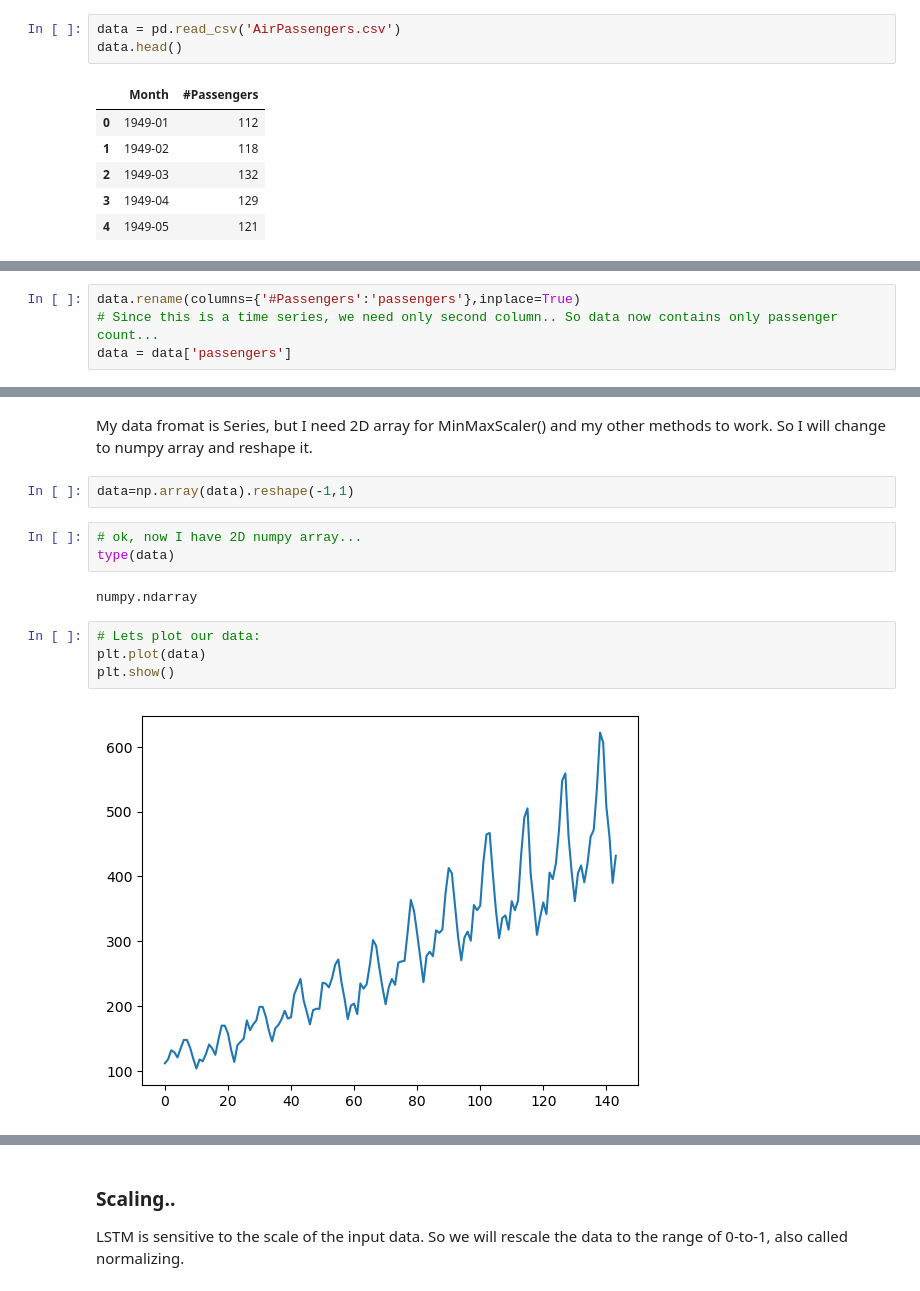
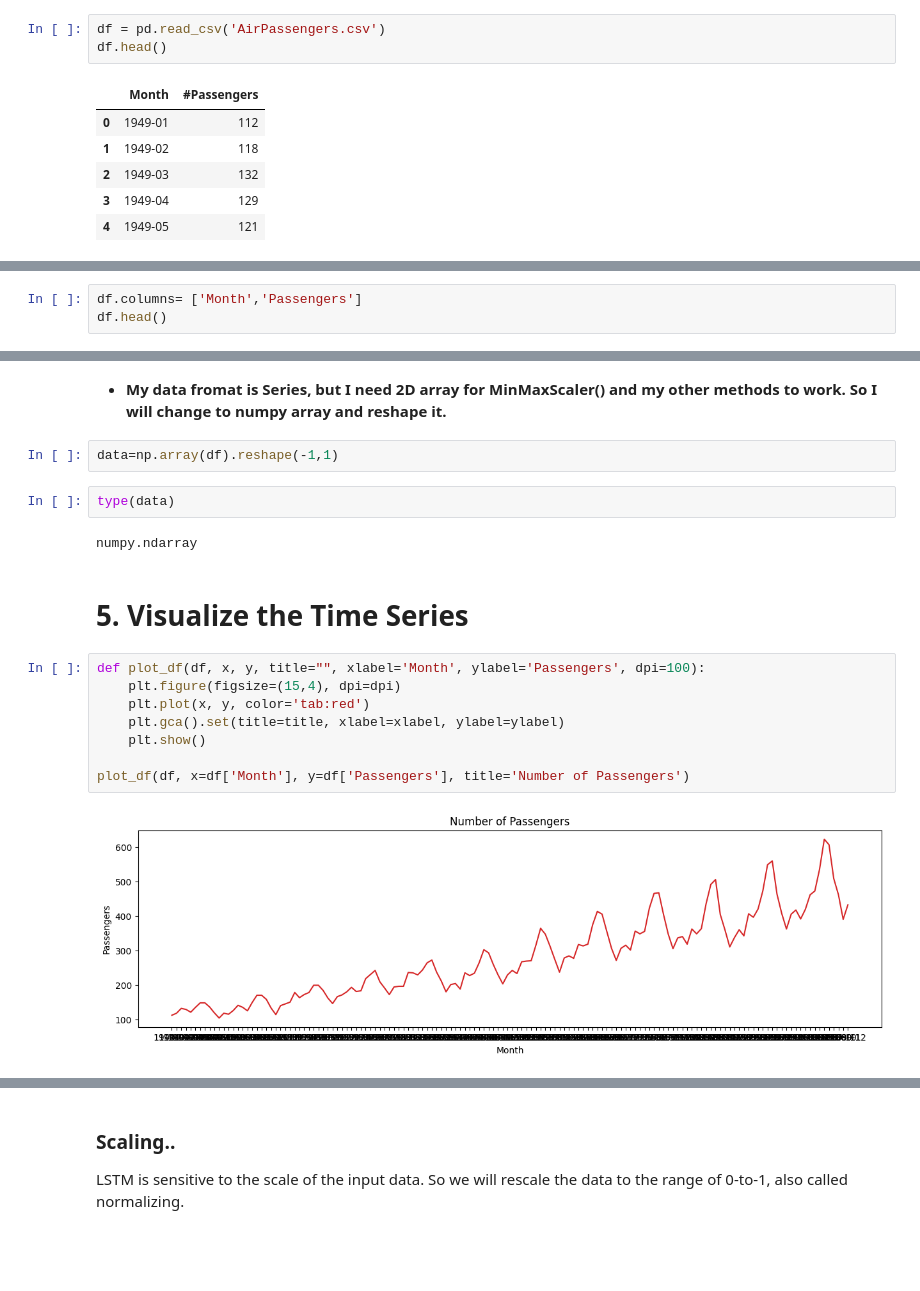
Before and after one commit to asilfndk/Airline-Passenger--Time-Series--Prediction-using-Keras-LSTM, a Jupyter notebook: airline_passenger.ipynb, the cells around one changed output, grey strips where cells are left out. Cells and saved outputs as stored; diff of their text form; blank space fills up the shorter version.

```diff
--- a/airline_passenger.ipynb
+++ b/airline_passenger.ipynb
@@ -57,6 +81,6 @@ from sklearn.preprocessing import MinMaxScaler
 # %%
-data = pd.read_csv('AirPassengers.csv')
-data.head()
+df = pd.read_csv('AirPassengers.csv')
+df.head()
 # %% [output]
 |  | Month | #Passengers |
 | 0 | 1949-01 | 112 |
@@ -67,4 +93,3 @@ data.head()
 # %%
-data.rename(columns={'#Passengers':'passengers'},inplace=True)
-# Since this is a time series, we need only second column.. So data now contains only passenger count...
-data = data['passengers']
+df.columns= ['Month','Passengers']
+df.head()
@@ -90,15 +119,20 @@ Name: passengers, Length: 144, dtype: int64
 # %% [markdown]
-My data fromat is Series, but I need 2D array for MinMaxScaler() and my other methods to work. So I will change to numpy array and reshape it.
+- **My data fromat is Series, but I need 2D array for MinMaxScaler() and my other methods to work. So I will change to numpy array and reshape it.**
 # %%
-data=np.array(data).reshape(-1,1)
+data=np.array(df).reshape(-1,1)
 # %%
-# ok, now I have 2D numpy array...
 type(data)
 # %% [output]
 numpy.ndarray
+# %% [markdown]
+# 5. Visualize the Time Series
 # %%
-# Lets plot our data:
-plt.plot(data)
-plt.show()
+def plot_df(df, x, y, title="", xlabel='Month', ylabel='Passengers', dpi=100):
+    plt.figure(figsize=(15,4), dpi=dpi)
+    plt.plot(x, y, color='tab:red')
+    plt.gca().set(title=title, xlabel=xlabel, ylabel=ylabel)
+    plt.show()
+
+plot_df(df, x=df['Month'], y=df['Passengers'], title='Number of Passengers')
 # %% [output]
-[figure, old version]
+[figure, new version]
```
Also changed, not shown: parts of 12 cells of this notebook.
